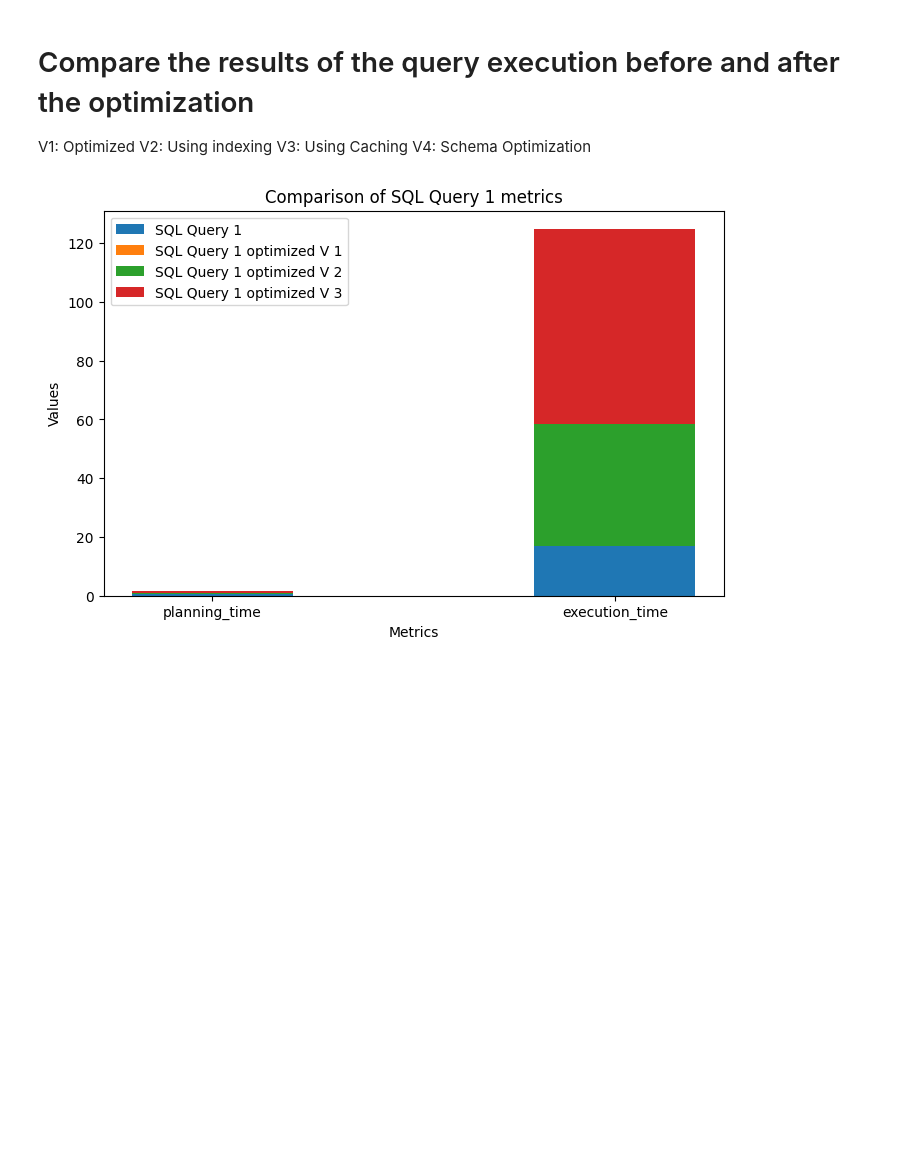
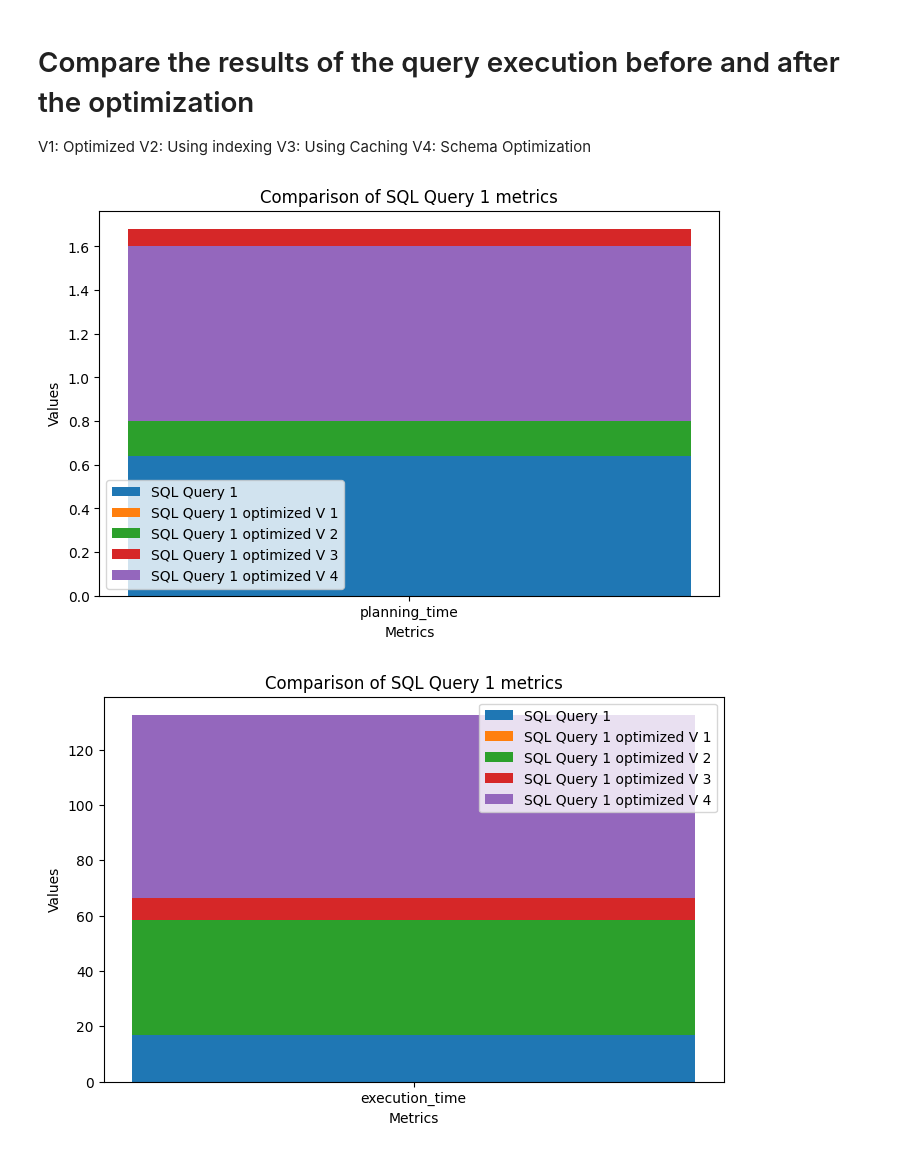
Before and after one commit to Mostafa-wael/Database-Tuning, a Jupyter notebook: results/results.ipynb, the cells around one changed output. Saved outputs shown, nothing was run; the diff lists cells and outputs as text; code cells hidden in the pictures; blank space fills up the shorter version.

Commit message:
new plots

```diff
--- a/results/results.ipynb
+++ b/results/results.ipynb
@@ -36,9 +36,16 @@ V2: Using indexing
 V3: Using Caching
 V4: Schema Optimization
 # %%
+# metricsQuerySQL1 = [[0.75, 75], [0.641, 17],[0.88, 58.556], [0.8, 66.254]]
+# plotMetrics(metricsQuerySQL1, metricsSQL, label='SQL Query 1')
 # non-optimized query, optimized, index, cache, schema
-metricsQuerySQL1 = [[0.75, 75], [0.641, 17],[0.88, 58.556], [0.8, 66.254]]
-plotMetrics(metricsQuerySQL1, metricsSQL, label='SQL Query 1')
+metricsQuerySQL1_planning_time = [0.75, 0.641, 0.88, 0.8, 0.8]
+metricsQuerySQL1_execution_time = [75, 17, 58.556, 66.254, 66.254]
+
+
+plotMetrics(metricsQuerySQL1_planning_time, metricsSQL[0], label='SQL Query 1')
+plotMetrics(metricsQuerySQL1_execution_time, metricsSQL[1], label='SQL Query 1')
 # %% [output]
-[figure, old version]
+[figure, new version]
+[figure, added]
 # %%
```
Also changed, not shown: parts of 4 cells of this notebook.
